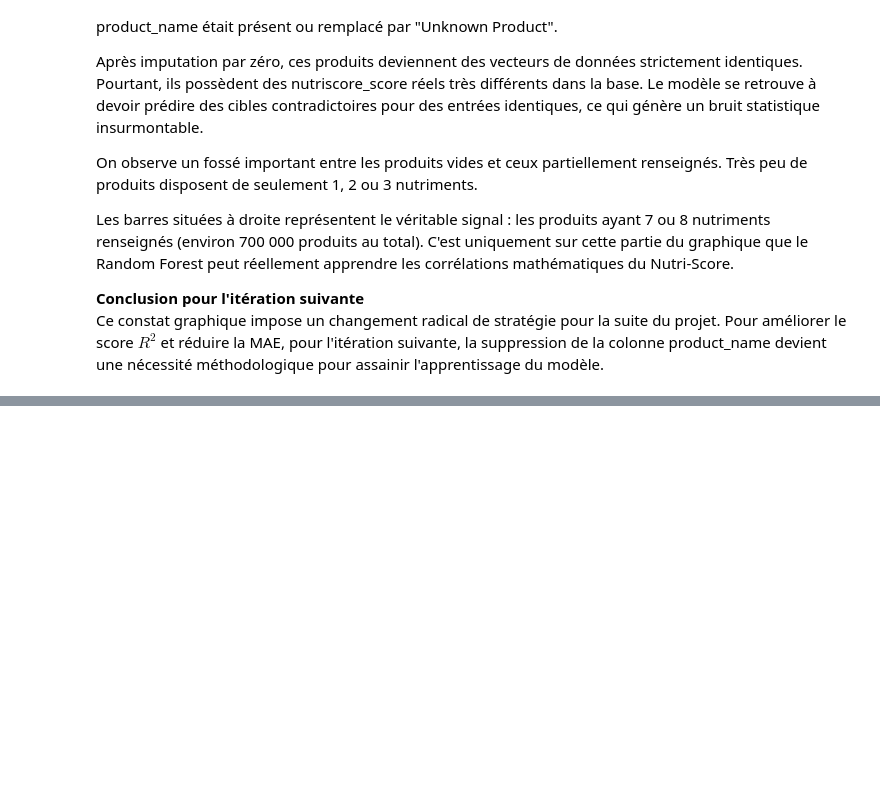
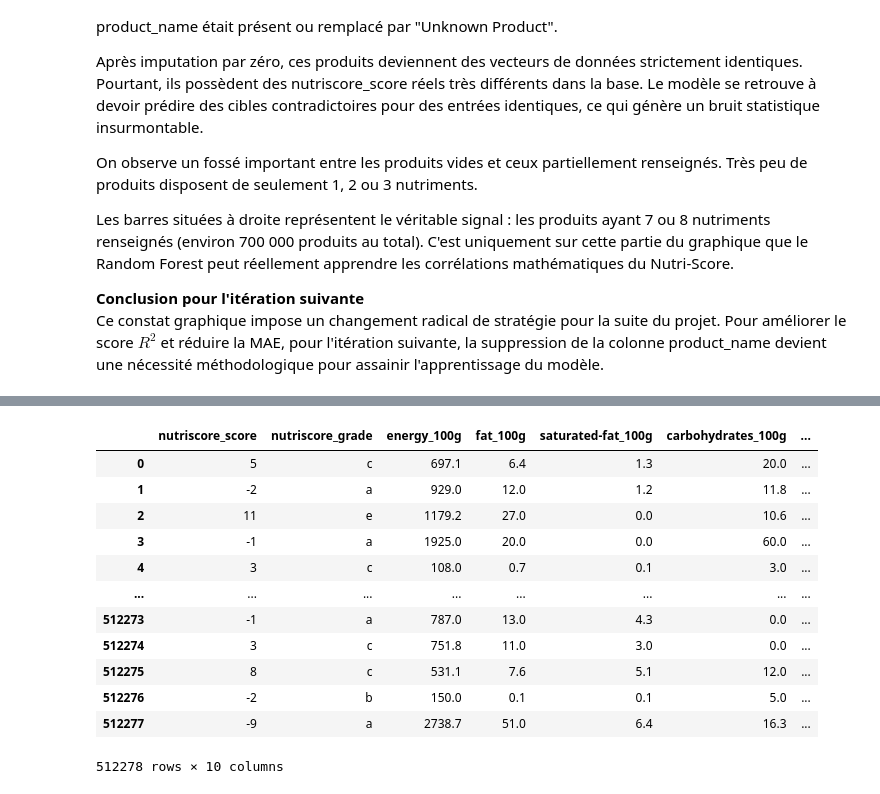
Before and after one commit to mhsylla/Openfoodfact, a Jupyter notebook: notebooks/index.ipynb, the cells around one changed output, grey strips where cells are left out. Saved outputs shown, nothing was run; the diff lists cells and outputs as text; code cells hidden in the pictures; blank space fills up the shorter version.

```diff
--- a/notebooks/index.ipynb
+++ b/notebooks/index.ipynb
@@ -621,0 +707,16 @@ Ce constat graphique impose un changement radical de stratégie pour la suite du
+# %%
+df_cleaned_v2
+# %% [output]
+|  | nutriscore_score | nutriscore_grade | energy_100g | fat_100g | saturated-fat_100g | carbohydrates_100g | ... |
+| 0 | 5 | c | 697.1 | 6.4 | 1.3 | 20.0 | ... |
+| 1 | -2 | a | 929.0 | 12.0 | 1.2 | 11.8 | ... |
+| 2 | 11 | e | 1179.2 | 27.0 | 0.0 | 10.6 | ... |
+| 3 | -1 | a | 1925.0 | 20.0 | 0.0 | 60.0 | ... |
+| 4 | 3 | c | 108.0 | 0.7 | 0.1 | 3.0 | ... |
+| ... | ... | ... | ... | ... | ... | ... | ... |
+| 512273 | -1 | a | 787.0 | 13.0 | 4.3 | 0.0 | ... |
+| 512274 | 3 | c | 751.8 | 11.0 | 3.0 | 0.0 | ... |
+| 512275 | 8 | c | 531.1 | 7.6 | 5.1 | 12.0 | ... |
+| 512276 | -2 | b | 150.0 | 0.1 | 0.1 | 5.0 | ... |
+| 512277 | -9 | a | 2738.7 | 51.0 | 6.4 | 16.3 | ... |
+512278 rows × 10 columns
```
Also changed, not shown: parts of 26 cells of this notebook, 2 other files.
